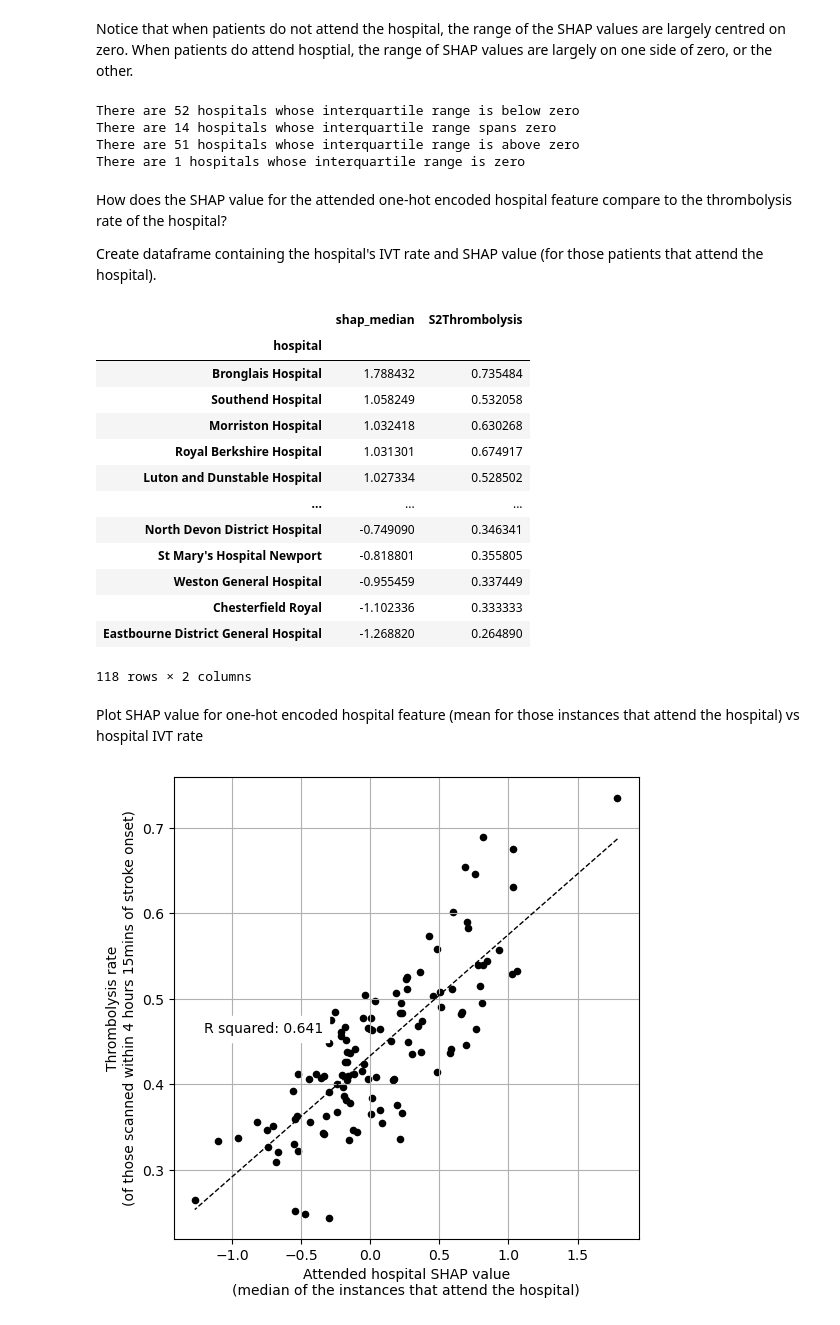
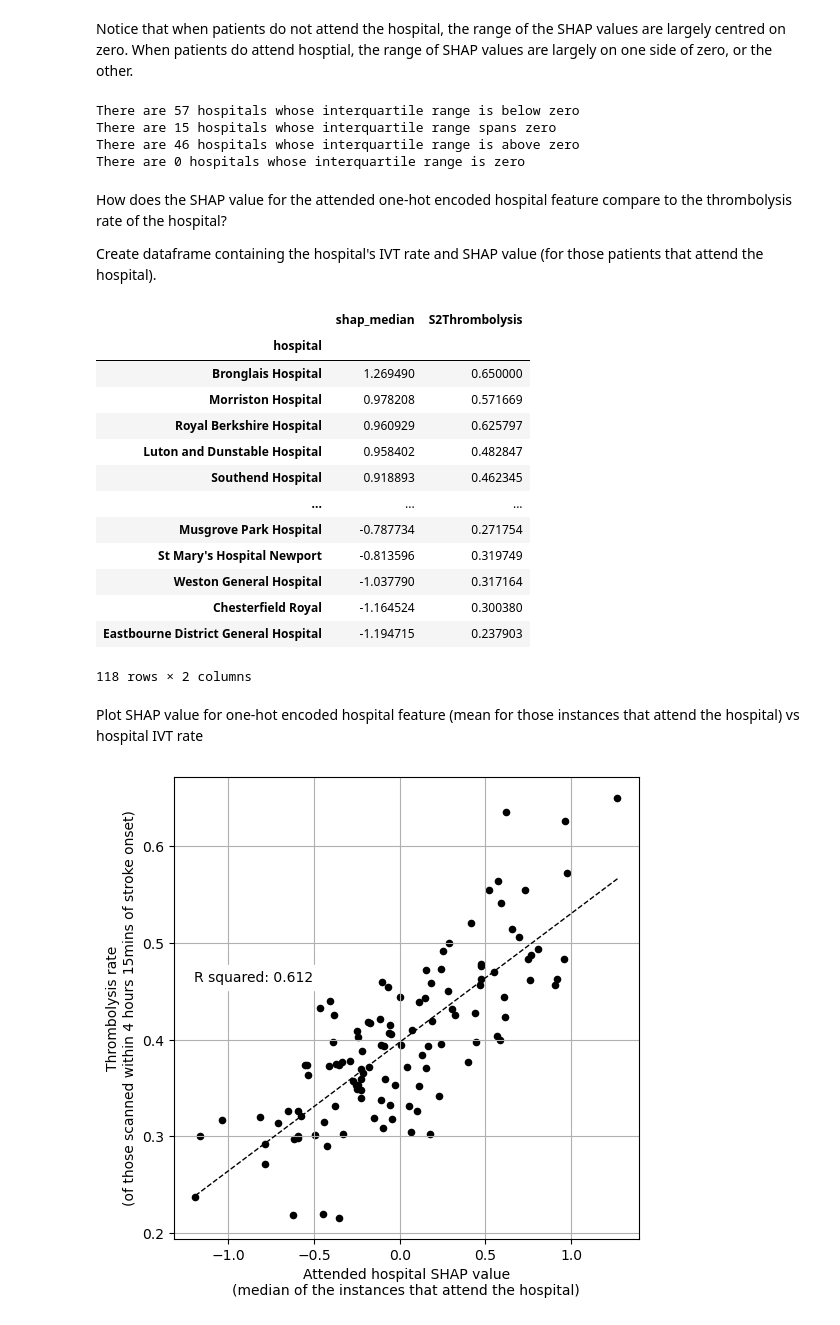
Before and after one commit to samuel-book/stroke_outcome_ml, a Jupyter notebook: xgb_7_features/200_xgb_all_data_thrombolysis_decision_hospital_shap_values.ipynb, the cells around one changed output. Drawn from its saved outputs; the diff is of its cells as text; code cells hidden in the pictures.

Commit message:
changing the code to use patients with atrial fibrilation anticoagulants, to use the outcoem model from notebook 040, to use dataset including thrombectomy. Yet to finish

```diff
--- a/xgb_7_features/200_xgb_all_data_thrombolysis_decision_hospital_shap_values.ipynb
+++ b/xgb_7_features/200_xgb_all_data_thrombolysis_decision_hospital_shap_values.ipynb
@@ -121,9 +120,8 @@ class Paths:
     data_save_path: str = './saved_data'
     model_save_path: str = './saved_models'
     data_read_path: str = '../data_processing/output'
-    model_text: str = 'xgb_10_features_all_data_thrombolysis_decision'
+    model_text: str = 'xgb_8_features_all_data_thrombolysis_decision'
     notebook: str = '200_'
 
 paths = Paths()
-number_of_features_to_use = 10
 # %% [markdown]
@@ -133,7 +131,8 @@ It's the 10 featrures minus Infarction and AF anticoagulant, plus the target fea
 # %%
 selected_features = ["prior_disability", "stroke_severity",
                      "age", "arrival_to_scan_time", "precise_onset_known",
-                     "onset_to_arrival_time","onset_during_sleep", "stroke_team",
+                     "onset_to_arrival_time","onset_during_sleep",
+                     "stroke_team", "afib_anticoagulant",
                      "S2Thrombolysis"]
 # %% [markdown]
 ## Create output folders if needed
@@ -155,6 +154,7 @@ Read in the full dataset (not kfold splits)
 # %%
 # Read in training set, restrict to chosen features & store
-filename = os.path.join(paths.data_read_path, '02_reformatted_data_ml_include_mt.csv')
+filename = os.path.join(paths.data_read_path,
+                        '02_reformatted_data_ml_include_mt.csv')
 data = pd.read_csv(filename)
 # %% [markdown]
 Create new feature "S2Thrombolysis" from the surrogate "scan_to_thrombolysis_time"
@@ -169,5 +163,3 @@ data["afib_anticoagulant"].mean()
-# %%
-data = data[data["afib_anticoagulant"] == 0]
 # %% [markdown]
 Keep only patients with onset to scan time of 4hours 15mins (so 15 mins to treat). This is 255 minutes.
 # %%
@@ -719,10 +692,10 @@ print (f"There are {iqr_above_zero.sum()} hospitals whose interquartile range "
 print (f"There are {iqr_is_zero.sum()} hospitals whose interquartile range is "
        f"zero")
 # %% [output]
-There are 52 hospitals whose interquartile range is below zero
-There are 14 hospitals whose interquartile range spans zero
-There are 51 hospitals whose interquartile range is above zero
-There are 1 hospitals whose interquartile range is zero
+There are 57 hospitals whose interquartile range is below zero
+There are 15 hospitals whose interquartile range spans zero
+There are 46 hospitals whose interquartile range is above zero
+There are 0 hospitals whose interquartile range is zero
 # %% [markdown]
 How does the SHAP value for the attended one-hot encoded hospital feature compare to the thrombolysis rate of the hospital?
 
@@ -737,17 +710,17 @@ df_hosp_plot
 # %% [output]
 |  | shap_median | S2Thrombolysis |
 | hospital |  |  |
-| Bronglais Hospital | 1.788432 | 0.735484 |
-| Southend Hospital | 1.058249 | 0.532058 |
-| Morriston Hospital | 1.032418 | 0.630268 |
-| Royal Berkshire Hospital | 1.031301 | 0.674917 |
-| Luton and Dunstable Hospital | 1.027334 | 0.528502 |
+| Bronglais Hospital | 1.269490 | 0.650000 |
+| Morriston Hospital | 0.978208 | 0.571669 |
+| Royal Berkshire Hospital | 0.960929 | 0.625797 |
+| Luton and Dunstable Hospital | 0.958402 | 0.482847 |
+| Southend Hospital | 0.918893 | 0.462345 |
 | ... | ... | ... |
-| North Devon District Hospital | -0.749090 | 0.346341 |
-| St Mary's Hospital Newport | -0.818801 | 0.355805 |
-| Weston General Hospital | -0.955459 | 0.337449 |
-| Chesterfield Royal | -1.102336 | 0.333333 |
-| Eastbourne District General Hospital | -1.268820 | 0.264890 |
+| Musgrove Park Hospital | -0.787734 | 0.271754 |
+| St Mary's Hospital Newport | -0.813596 | 0.319749 |
+| Weston General Hospital | -1.037790 | 0.317164 |
+| Chesterfield Royal | -1.164524 | 0.300380 |
+| Eastbourne District General Hospital | -1.194715 | 0.237903 |
 118 rows × 2 columns
 # %% [markdown]
 Plot SHAP value for one-hot encoded hospital feature (mean for those instances that attend the hospital) vs hospital IVT rate
@@ -761,36 +734,38 @@ slope, intercept, r_value, p_value, std_err = \
     stats.linregress(x, y)
 r_square = r_value ** 2
 y_pred = intercept + (x * slope)
 
 # Create scatter plot with regression line
 fig = plt.figure(figsize=(6,6))
 ax = fig.add_subplot(1,1,1)
 ax.scatter(x, y, color='black', marker='o', s=20)
 ax.plot (x, y_pred, color = 'k', linestyle='--', linewidth=1)
 
 # Set chart limits
 #ax.set_ylim(0, 0.5)
 #ax.set_xlim(-1.5, 1.5)
 
 # Add textbox
 text = f'R squared: {r_square:.3f}'
 ax.text(-1.2, 0.46, text,
          bbox=dict(facecolor='white', edgecolor='white'))
 
 # Chart titles
 ax.set_xlabel("Attended hospital SHAP value"
               "\n(median of the instances that attend the hospital)")
-ax.set_ylabel('Thrombolysis rate\n(of those scanned within 4 hours 15mins of stroke onset)')
+ax.set_ylabel('Thrombolysis rate\n(of those scanned within 4 hours 15mins of '
+              'stroke onset)')
 plt.grid()
 
 filename = os.path.join(paths.image_save_path,
-    (paths.notebook + paths.model_text + 'attended_hosp_shap_vs_ivt_rate.jpg'))
+                        (paths.notebook + paths.model_text +
+                         'attended_hosp_shap_vs_ivt_rate.jpg'))
 
 plt.savefig(filename, dpi=300,
             bbox_inches='tight', pad_inches=0.2)
 plt.show()
 # %% [output]
-[figure, old version]
+[figure, new version]
 # %%
 f = ('formula: ' + str("{:.2f}".format(slope)) + 'x + ' +
      str("{:.2f}".format(intercept)))
```
Also changed, not shown: parts of 19 cells of this notebook, 1 other file.
